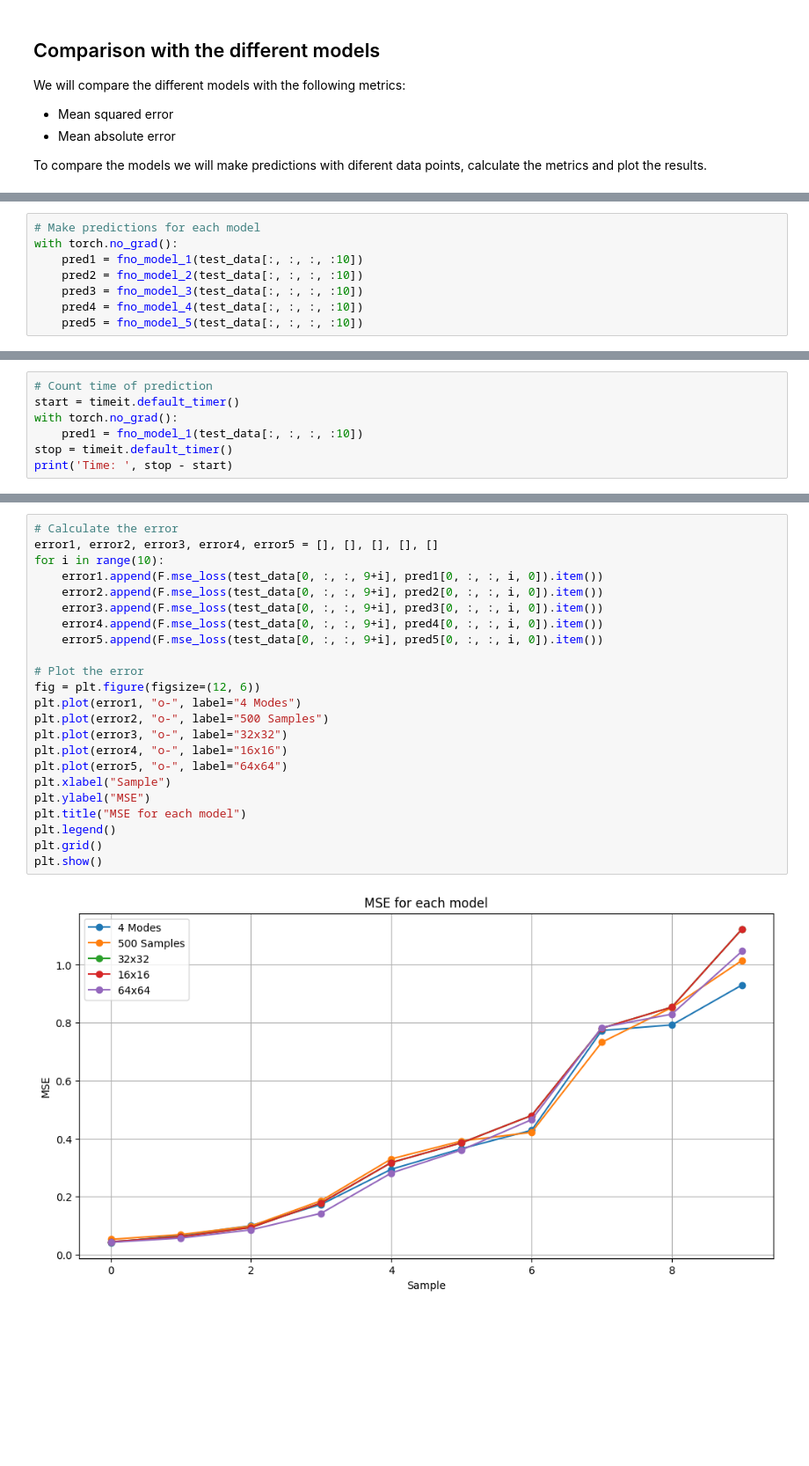
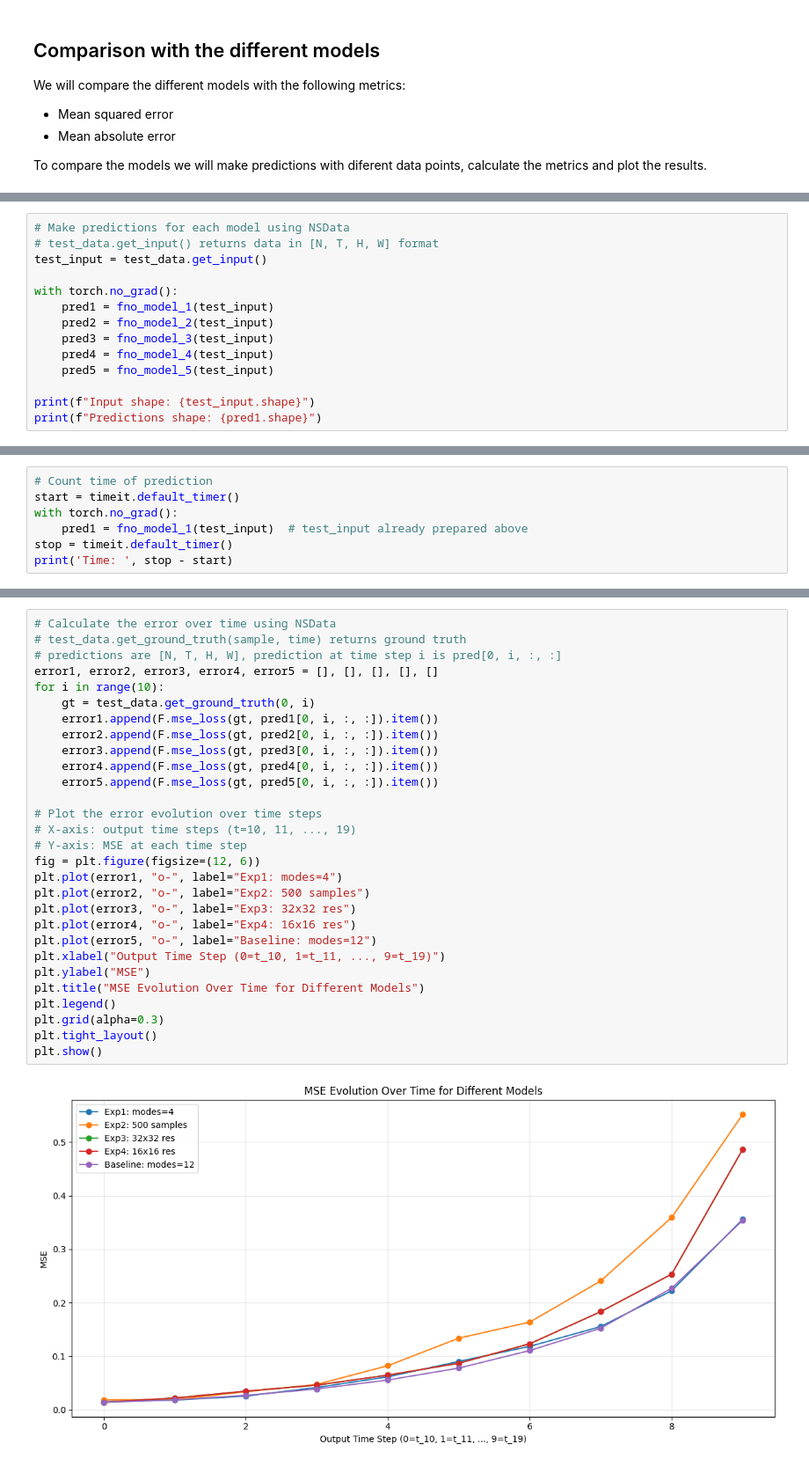
Before and after one commit to Genghis-L/neural-operators, a Jupyter notebook: notebooks/experiments.ipynb, the cells around one changed output, grey strips where cells are left out. Shown at 88% size. Cells and saved outputs as stored; diff of their text form; blank space fills up the shorter version.

```diff
--- a/notebooks/experiments.ipynb
+++ b/notebooks/experiments.ipynb
@@ -331,8 +455,14 @@ fno_model_5 = torch.load("fno_navierstokes_v1e-5_500epchs_1000datapoints.pt").cu
 # %%
-# Make predictions for each model
+# Make predictions for each model using NSData
+# test_data.get_input() returns data in [N, T, H, W] format
+test_input = test_data.get_input()
+
 with torch.no_grad():
-    pred1 = fno_model_1(test_data[:, :, :, :10])
-    pred2 = fno_model_2(test_data[:, :, :, :10])
-    pred3 = fno_model_3(test_data[:, :, :, :10])
-    pred4 = fno_model_4(test_data[:, :, :, :10])
-    pred5 = fno_model_5(test_data[:, :, :, :10])
+    pred1 = fno_model_1(test_input)
+    pred2 = fno_model_2(test_input)
+    pred3 = fno_model_3(test_input)
+    pred4 = fno_model_4(test_input)
+    pred5 = fno_model_5(test_input)
+
+print(f"Input shape: {test_input.shape}")
+print(f"Predictions shape: {pred1.shape}")
@@ -340,7 +473,7 @@ with torch.no_grad():
 # Count time of prediction
 start = timeit.default_timer()
 with torch.no_grad():
-    pred1 = fno_model_1(test_data[:, :, :, :10])
+    pred1 = fno_model_1(test_input)  # test_input already prepared above
 stop = timeit.default_timer()
 print('Time: ', stop - start)
 # %% [output]
@@ -380,26 +609,32 @@ ax[2].imshow(test_data[0, :, :, 10].cpu().numpy() - pred1[0, :, :, 0, 0].cpu().n
 # %%
-# Calculate the error
+# Calculate the error over time using NSData
+# test_data.get_ground_truth(sample, time) returns ground truth
+# predictions are [N, T, H, W], prediction at time step i is pred[0, i, :, :]
 error1, error2, error3, error4, error5 = [], [], [], [], []
 for i in range(10):
-    error1.append(F.mse_loss(test_data[0, :, :, 9+i], pred1[0, :, :, i, 0]).item())
-    error2.append(F.mse_loss(test_data[0, :, :, 9+i], pred2[0, :, :, i, 0]).item())
-    error3.append(F.mse_loss(test_data[0, :, :, 9+i], pred3[0, :, :, i, 0]).item())
-    error4.append(F.mse_loss(test_data[0, :, :, 9+i], pred4[0, :, :, i, 0]).item())
-    error5.append(F.mse_loss(test_data[0, :, :, 9+i], pred5[0, :, :, i, 0]).item())
+    gt = test_data.get_ground_truth(0, i)
+    error1.append(F.mse_loss(gt, pred1[0, i, :, :]).item())
+    error2.append(F.mse_loss(gt, pred2[0, i, :, :]).item())
+    error3.append(F.mse_loss(gt, pred3[0, i, :, :]).item())
+    error4.append(F.mse_loss(gt, pred4[0, i, :, :]).item())
+    error5.append(F.mse_loss(gt, pred5[0, i, :, :]).item())
 
-# Plot the error
+# Plot the error evolution over time steps
+# X-axis: output time steps (t=10, 11, ..., 19)
+# Y-axis: MSE at each time step
 fig = plt.figure(figsize=(12, 6))
-plt.plot(error1, "o-", label="4 Modes")
-plt.plot(error2, "o-", label="500 Samples")
-plt.plot(error3, "o-", label="32x32")
-plt.plot(error4, "o-", label="16x16")
-plt.plot(error5, "o-", label="64x64")
-plt.xlabel("Sample")
+plt.plot(error1, "o-", label="Exp1: modes=4")
+plt.plot(error2, "o-", label="Exp2: 500 samples")
+plt.plot(error3, "o-", label="Exp3: 32x32 res")
+plt.plot(error4, "o-", label="Exp4: 16x16 res")
+plt.plot(error5, "o-", label="Baseline: modes=12")
+plt.xlabel("Output Time Step (0=t_10, 1=t_11, ..., 9=t_19)")
 plt.ylabel("MSE")
-plt.title("MSE for each model")
+plt.title("MSE Evolution Over Time for Different Models")
 plt.legend()
-plt.grid()
+plt.grid(alpha=0.3)
+plt.tight_layout()
 plt.show()
 # %% [output]
-[figure, old version]
+[figure, new version]
 # %% [markdown]
```
Also changed, not shown: parts of 57 cells of this notebook, 21 other files.
